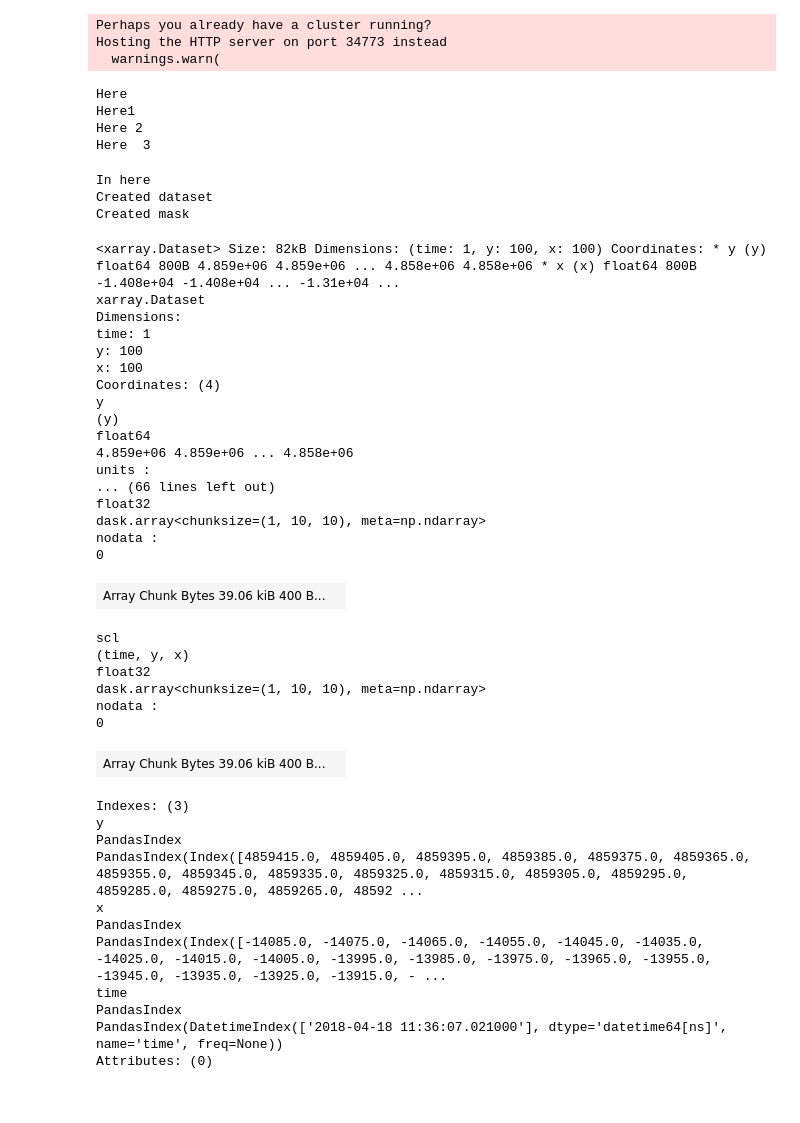
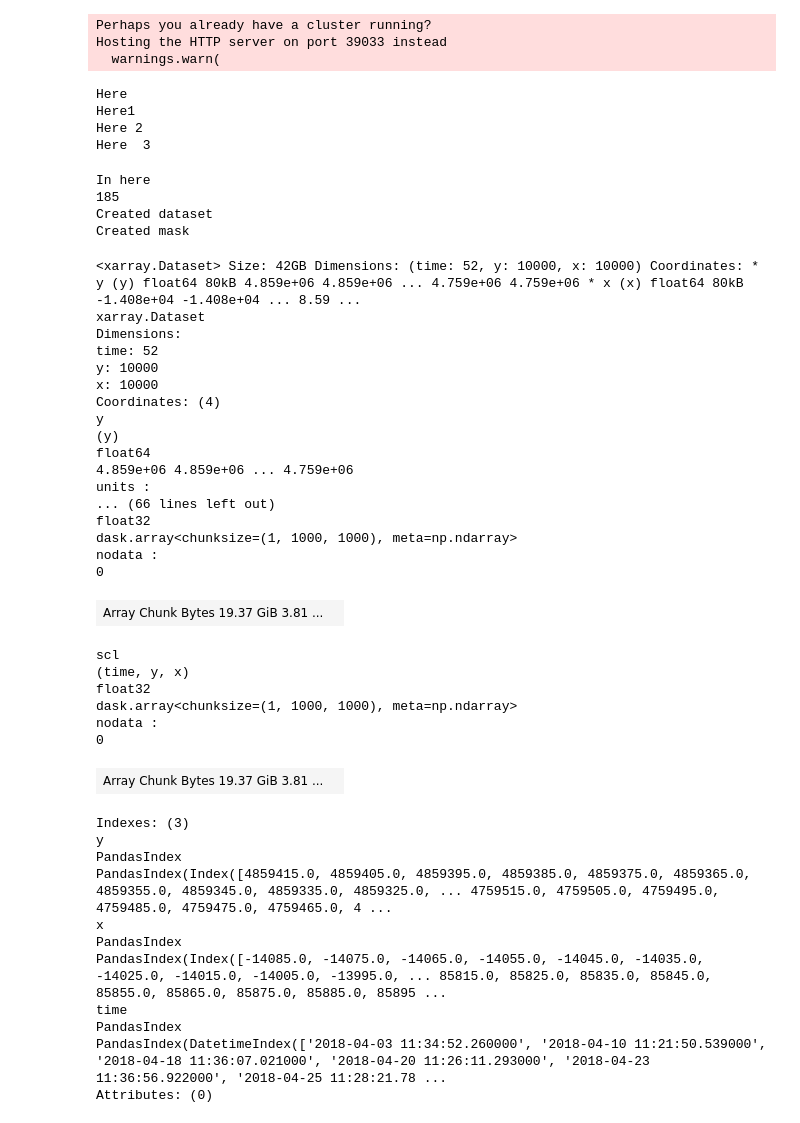
Before and after one commit to diegomvd/iberian.carbon, a Jupyter notebook: annual_sentinel_mosaics/annual_mosaic_test.ipynb, the cells around one changed output. Saved outputs shown, nothing was run; the diff lists cells and outputs as text; code cells hidden in the pictures.

```diff
--- a/annual_sentinel_mosaics/annual_mosaic_test.ipynb
+++ b/annual_sentinel_mosaics/annual_mosaic_test.ipynb
@@ -44,8 +44,8 @@ print('Here1')
 
 
 # Divide the full geobox in Geotiles of smaller size for processing
-# geotiles_spain = odc.geo.geobox.GeoboxTiles(geobox_spain,(10000,10000))
-geotiles_spain = odc.geo.geobox.GeoboxTiles(geobox_spain,(100,100))
+geotiles_spain = odc.geo.geobox.GeoboxTiles(geobox_spain,(10000,10000))
+# geotiles_spain = odc.geo.geobox.GeoboxTiles(geobox_spain,(100,100))
 print('Here 2')
 
 geotiles_spain = [ geotiles_spain.__getitem__(tile) for tile in geotiles_spain._all_tiles() ][0]
@@ -53,7 +53,7 @@ geotiles_spain = [ geotiles_spain.__getitem__(tile) for tile in geotiles_spain._
 print('Here  3')
 # %% [output]
 Perhaps you already have a cluster running?
-Hosting the HTTP server on port 34773 instead
+Hosting the HTTP server on port 39033 instead
   warnings.warn(
 Here
 Here1
@@ -68,7 +68,7 @@ year = 2018
 bbox = geobox.boundingbox.to_crs('EPSG:4326')
 bbox = (bbox.left,bbox.bottom,bbox.right,bbox.top)
 
-green_season = f'{year}-04-01/{year}-06-01'
+green_season = f'{year}-04-01/{year}-10-01'
 
 catalog = Client.open("https://earth-search.aws.element84.com/v1")
 search = catalog.search(
@@ -79,64 +79,66 @@ search = catalog.search(
 )
 
 item_collection = search.item_collection()
+print(len(item_collection))
 
 src_dataset = odc.stac.load(
     item_collection,
     bands = ['red','scl'],
     geobox = geobox,
-    chunks = {'x':10,'y':10},
+    chunks = {'x':1000,'y':1000},
     groupby = 'solar_day',
     resampling = 'bilinear'
 )
 
 print('Created dataset')
 
 cloud_mask = src_dataset.scl.astype("uint16") & bitmask != 0
 cloud_mask = mask_cleanup(cloud_mask) # Use default filters
 
 print('Created mask')
 
 src_dataset = erase_bad(src_dataset, cloud_mask)
 src_dataset = src_dataset.where(src_dataset == 0)
 
 src_dataset
 # %% [output]
 In here
+185
 Created dataset
 Created mask
-<xarray.Dataset> Size: 82kB Dimensions: (time: 1, y: 100, x: 100) Coordinates: * y (y) float64 800B 4.859e+06 4.859e+06 ... 4.858e+06 4.858e+06 * x (x) float64 800B -1.408e+04 -1.408e+04 ... -1.31e+04 ...
+<xarray.Dataset> Size: 42GB Dimensions: (time: 52, y: 10000, x: 10000) Coordinates: * y (y) float64 80kB 4.859e+06 4.859e+06 ... 4.759e+06 4.759e+06 * x (x) float64 80kB -1.408e+04 -1.408e+04 ... 8.59 ...
 xarray.Dataset
 Dimensions:
-time: 1
-y: 100
-x: 100
+time: 52
+y: 10000
+x: 10000
 Coordinates: (4)
 y
 (y)
 float64
-4.859e+06 4.859e+06 ... 4.858e+06
+4.859e+06 4.859e+06 ... 4.759e+06
 units :
 ... (66 lines left out)
 float32
-dask.array<chunksize=(1, 10, 10), meta=np.ndarray>
+dask.array<chunksize=(1, 1000, 1000), meta=np.ndarray>
 nodata :
 0
-| Array Chunk Bytes 39.06 kiB 400 B... |  |
+| Array Chunk Bytes 19.37 GiB 3.81 ... |  |
 scl
 (time, y, x)
 float32
-dask.array<chunksize=(1, 10, 10), meta=np.ndarray>
+dask.array<chunksize=(1, 1000, 1000), meta=np.ndarray>
 nodata :
 0
-| Array Chunk Bytes 39.06 kiB 400 B... |  |
+| Array Chunk Bytes 19.37 GiB 3.81 ... |  |
 Indexes: (3)
 y
 PandasIndex
-PandasIndex(Index([4859415.0, 4859405.0, 4859395.0, 4859385.0, 4859375.0, 4859365.0, 4859355.0, 4859345.0, 4859335.0, 4859325.0, 4859315.0, 4859305.0, 4859295.0, 4859285.0, 4859275.0, 4859265.0, 48592 ...
+PandasIndex(Index([4859415.0, 4859405.0, 4859395.0, 4859385.0, 4859375.0, 4859365.0, 4859355.0, 4859345.0, 4859335.0, 4859325.0, ... 4759515.0, 4759505.0, 4759495.0, 4759485.0, 4759475.0, 4759465.0, 4 ...
 x
 PandasIndex
-PandasIndex(Index([-14085.0, -14075.0, -14065.0, -14055.0, -14045.0, -14035.0, -14025.0, -14015.0, -14005.0, -13995.0, -13985.0, -13975.0, -13965.0, -13955.0, -13945.0, -13935.0, -13925.0, -13915.0, - ...
+PandasIndex(Index([-14085.0, -14075.0, -14065.0, -14055.0, -14045.0, -14035.0, -14025.0, -14015.0, -14005.0, -13995.0, ... 85815.0, 85825.0, 85835.0, 85845.0, 85855.0, 85865.0, 85875.0, 85885.0, 85895 ...
 time
 PandasIndex
-PandasIndex(DatetimeIndex(['2018-04-18 11:36:07.021000'], dtype='datetime64[ns]', name='time', freq=None))
+PandasIndex(DatetimeIndex(['2018-04-03 11:34:52.260000', '2018-04-10 11:21:50.539000', '2018-04-18 11:36:07.021000', '2018-04-20 11:26:11.293000', '2018-04-23 11:36:56.922000', '2018-04-25 11:28:21.78 ...
 Attributes: (0)
```
Also changed, not shown: parts of 2 cells of this notebook, 1 other file.
